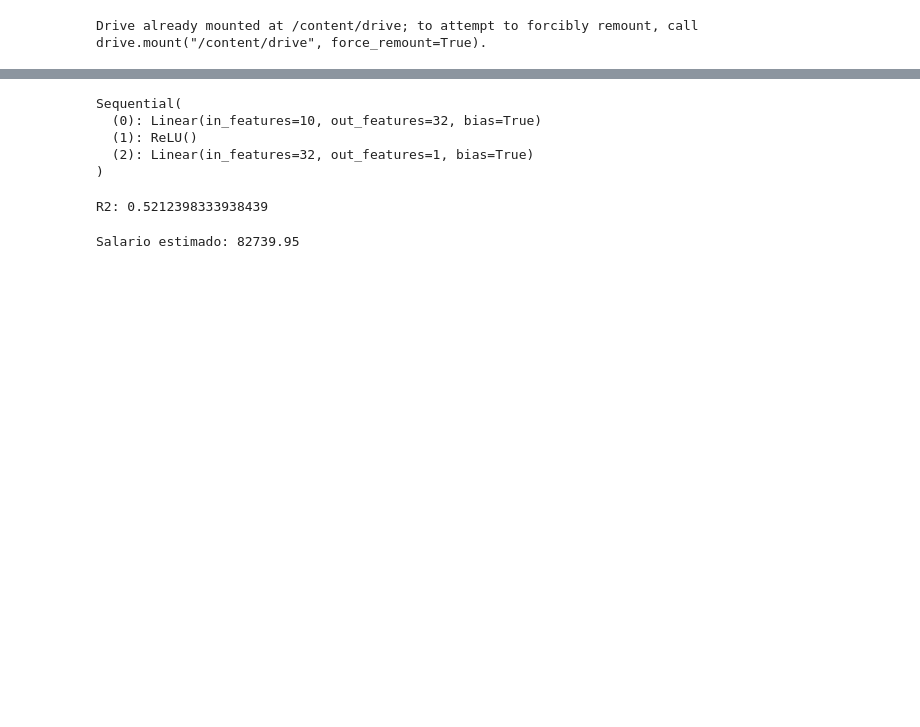
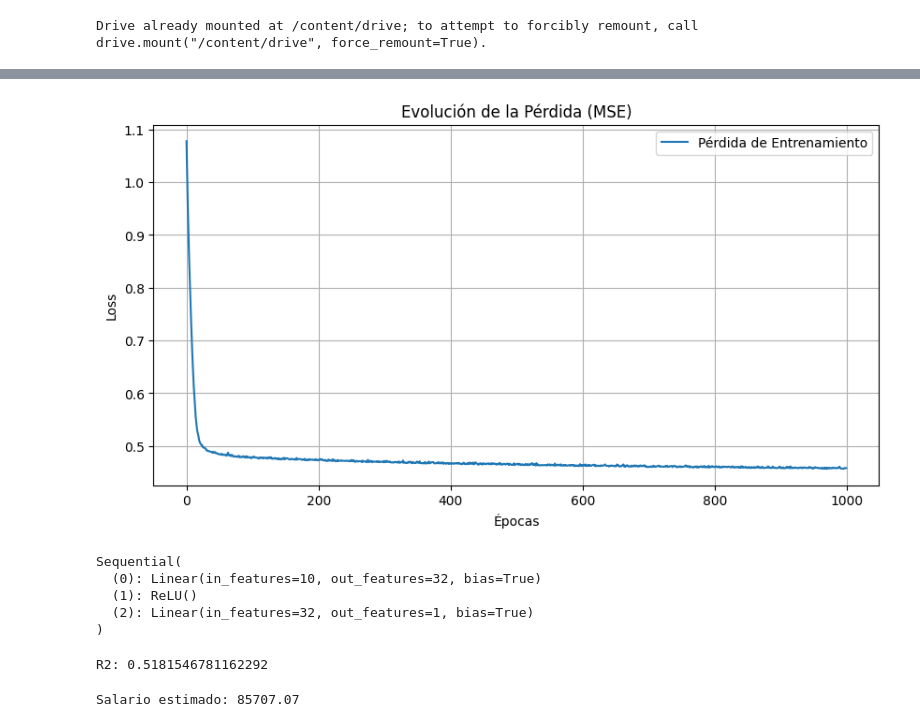
Before and after one commit to Zetastico/Inteligencia-Artificial-I, a Jupyter notebook: Lab5 RegresionPytorch.ipynb, the cells around one changed output, grey strips where cells are left out. Cells and saved outputs as stored; diff of their text form; code cells hidden in the pictures; blank space fills up the shorter version.

```diff
--- a/Lab5 RegresionPytorch.ipynb
+++ b/Lab5 RegresionPytorch.ipynb
@@ -74,6 +75,8 @@ optimizer = torch.optim.Adam(model.parameters(), lr=0.0001)
 # %%
 epochs = 1000
 best_loss = float("inf")
+
+history_loss = []
 
 for epoch in range(epochs):
     model.train()
@@ -91,6 +94,11 @@ for epoch in range(epochs):
 
     avg_loss = np.mean(epoch_loss)
 
+    history_loss.append(avg_loss)
+
+    if (epoch + 1) % 100 == 0:
+        print(f"Epoch {epoch+1}, Loss: {avg_loss:.4f}")
+
     print(f"Epoch {epoch+1}, Loss: {avg_loss:.4f}")
 
     #(checkpoint)
@@ -119,3 +127,14 @@ Epoch 1000, Loss: 0.4610
+# %%
+plt.figure(figsize=(10, 5))
+plt.plot(history_loss, label='Pérdida de Entrenamiento')
+plt.title('Evolución de la Pérdida (MSE)')
+plt.xlabel('Épocas')
+plt.ylabel('Loss')
+plt.legend()
+plt.grid(True)
+plt.show()
+# %% [output]
+[figure, added]
 # %%
 model.load_state_dict(torch.load("mejor_modelo.pt"))
 model.eval()
@@ -142,7 +161,7 @@ reales_real = np.array(reales) * y_std + y_mean
 r2 = r2_score(reales_real, preds_real)
 print("R2:", r2)
 # %% [output]
-R2: 0.5212398333938439
+R2: 0.5181546781162292
 # %%
 y_preds = []
 y_reales = []
@@ -172,7 +191,7 @@ pred_real = pred.item() * y_std + y_mean
 
 print(f"Salario estimado: {pred_real:.2f}")
 # %% [output]
-Salario estimado: 82739.95
+Salario estimado: 85707.07
 # %%
 pred_real = pred.item() * y_std + y_mean
 real = y_test[0] * y_std + y_mean
```
Also changed, not shown: parts of 4 cells of this notebook.
